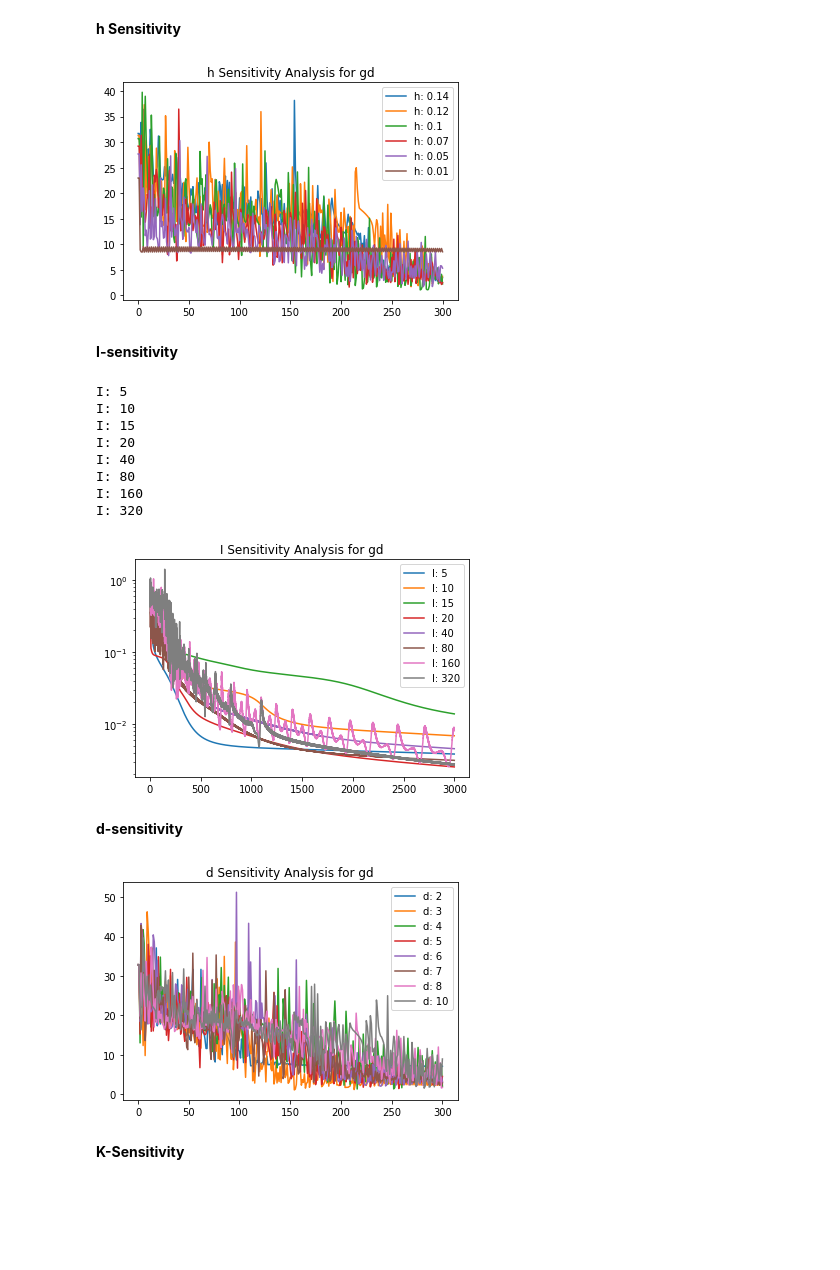
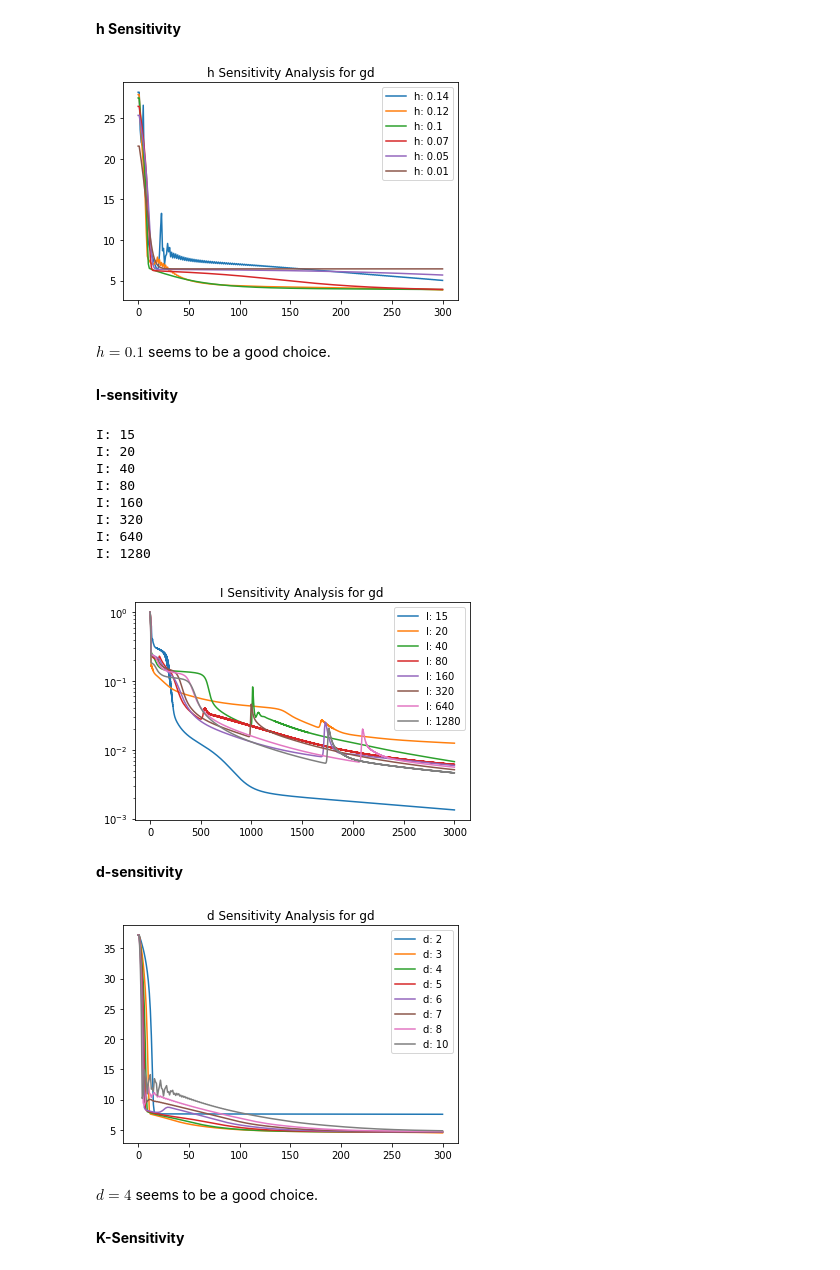
Before and after one commit to isakhammer/deep-learning-project, a Jupyter notebook: project.ipynb, the cells around one changed output. Drawn from its saved outputs; the diff is of its cells as text; code cells hidden in the pictures; blank space fills up the shorter version.

```diff
--- a/project.ipynb
+++ b/project.ipynb
@@ -597,7 +579,7 @@ d_0 = 2
 d = 4
 I = 600
 max_it = 300
-tau = 0.1
+tauxI = 2
 
 
 def tau_sensitivity(method="gd"):
@@ -632,14 +614,14 @@ def tauI_sensitivity(I, method="gd"):
     #Y = scale(b["Y"])
     d_0 = Y.shape[0]
 
-    var = np.array([ 40, 20, 10, 5, 2, 0.2])/I
+    var = np.array([ 40, 10, 5, 2, 1, 0.2])/I
     it = np.arange(0,max_it+1)
 
     for i in range(len(var)):
         tau = var[i]
         th = initialize_weights(d_0, d, K)
         JJ,th = train(c, d, d_0, K, h, Y, th, tau=tau, max_it=max_it, method=method)
-        plt.plot(it, JJ, label="tau: "+ str(tau) + "/I")
+        plt.plot(it, JJ, label="tau: "+ str(tau*I) + "/I")
 
     plt.title("Tau Sensitivity Analysis for " + method + ", I: "+str(I))
     plt.legend()
@@ -724,37 +708,39 @@ for i in I:
 # %%
 
 def h_sensitivity(method="gd"):
     I = 300
     b = generate_synthetic_batches(I)
 
     c, inv = scale(b["c"])
     Y = b["Y"]
     #Y = scale(b["Y"])
     d_0 = Y.shape[0]
 
     var = var = [ 0.14, 0.12, 0.1, 0.07, 0.05, 0.01]
     it = np.arange(0,max_it+1)
 
     for i in range(len(var)):
         h = var[i]
         th = initialize_weights(d_0, d, K)
-        JJ,th = train(c, d, d_0, K, h, Y, th, tau=tau, max_it=max_it, method=method)
+        JJ,th = train(c, d, d_0, K, h, Y, th, tauxI/I, max_it=max_it, method=method)
         plt.plot(it, JJ, label="h: "+ str(var[i]))
 
     plt.title("h Sensitivity Analysis for " + method)
     plt.legend()
     plt.show()
 
 h_sensitivity(method="gd")
 # %% [output]
-[figure, old version]
+[figure, new version]
+# %% [markdown]
+$h = 0.1$ seems to be a good choice.
 # %% [markdown]
 **I-sensitivity**
 # %%
 
 def I_sensitivity(method="gd"):
     max_it = 3000
-    var = var = [5, 10, 15, 20, 40, 80, 160, 320]
+    var = var = [ 15, 20, 40, 80, 160, 320, 640, 1280]
     it = np.arange(0,max_it+1)
 
     for i in range(len(var)):
@@ -767,7 +753,7 @@ def I_sensitivity(method="gd"):
 
         print("I:", I)
         th = initialize_weights(d_0, d, K)
-        JJ,th = train(c, d, d_0, K, h, Y, th, tau=tau, max_it=max_it, print_it=False, method=method)
+        JJ,th = train(c, d, d_0, K, h, Y, th, tauxI/I, max_it=max_it, print_it=False, method=method)
         JJ = JJ/JJ[0]
         plt.plot(it, JJ, label="I: "+ str(var[i]))
 
@@ -778,15 +764,15 @@ def I_sensitivity(method="gd"):
     plt.show()
 I_sensitivity(method="gd")
 # %% [output]
-I: 5
-I: 10
 I: 15
 I: 20
 I: 40
 I: 80
 I: 160
 I: 320
+I: 640
+I: 1280
-[figure, old version]
+[figure, new version]
 # %% [markdown]
 **d-sensitivity**
 # %%
@@ -807,7 +793,7 @@ def d_sensitivity(method="gd"):
     for i in range(len(var)):
         d = var[i]
         th = initialize_weights(d_0, d, K)
-        JJ,th = train(c, d, d_0, K, h, Y, th, tau=tau, max_it=max_it, method=method)
+        JJ,th = train(c, d, d_0, K, h, Y, th, tauxI/I, max_it=max_it, method=method)
         plt.plot(it, JJ, label="d: "+ str(var[i]))
 
     plt.title("d Sensitivity Analysis for " + method)
@@ -815,7 +801,9 @@ def d_sensitivity(method="gd"):
     plt.show()
 d_sensitivity(method="gd")
 # %% [output]
-[figure, old version]
+[figure, new version]
+# %% [markdown]
+$d = 4$ seems to be a good choice.
 # %% [markdown]
 **K-Sensitivity**
 # %%
```
Also changed, not shown: parts of 7 cells of this notebook.
